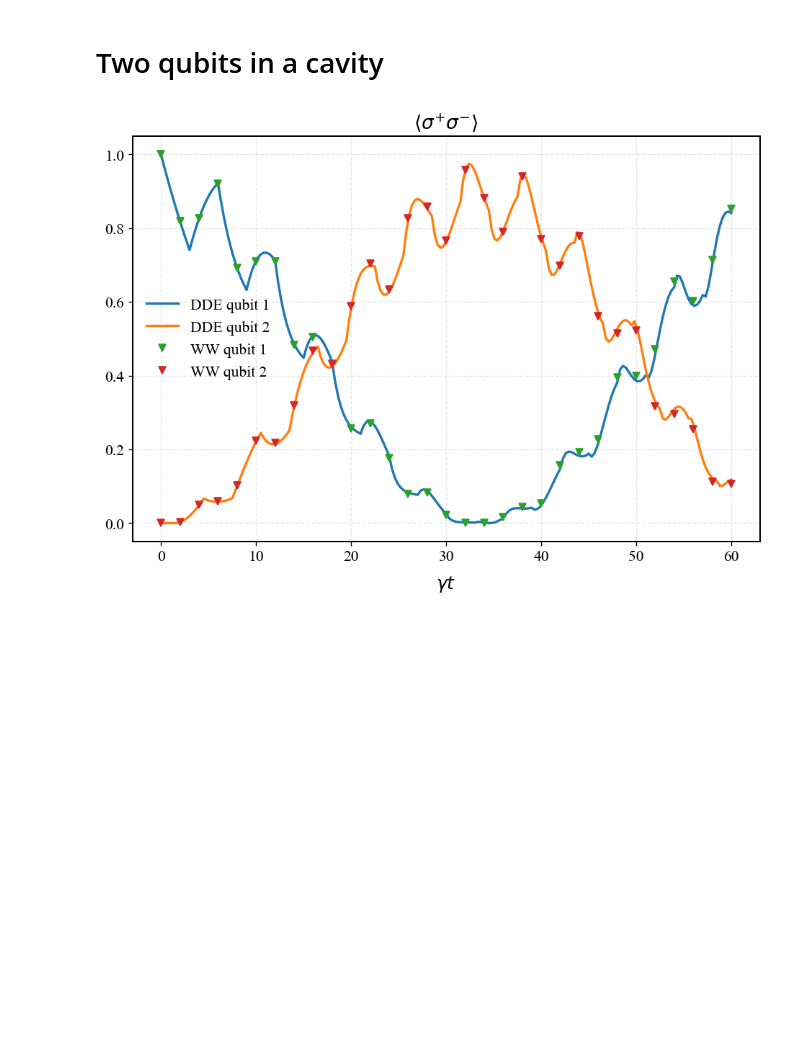
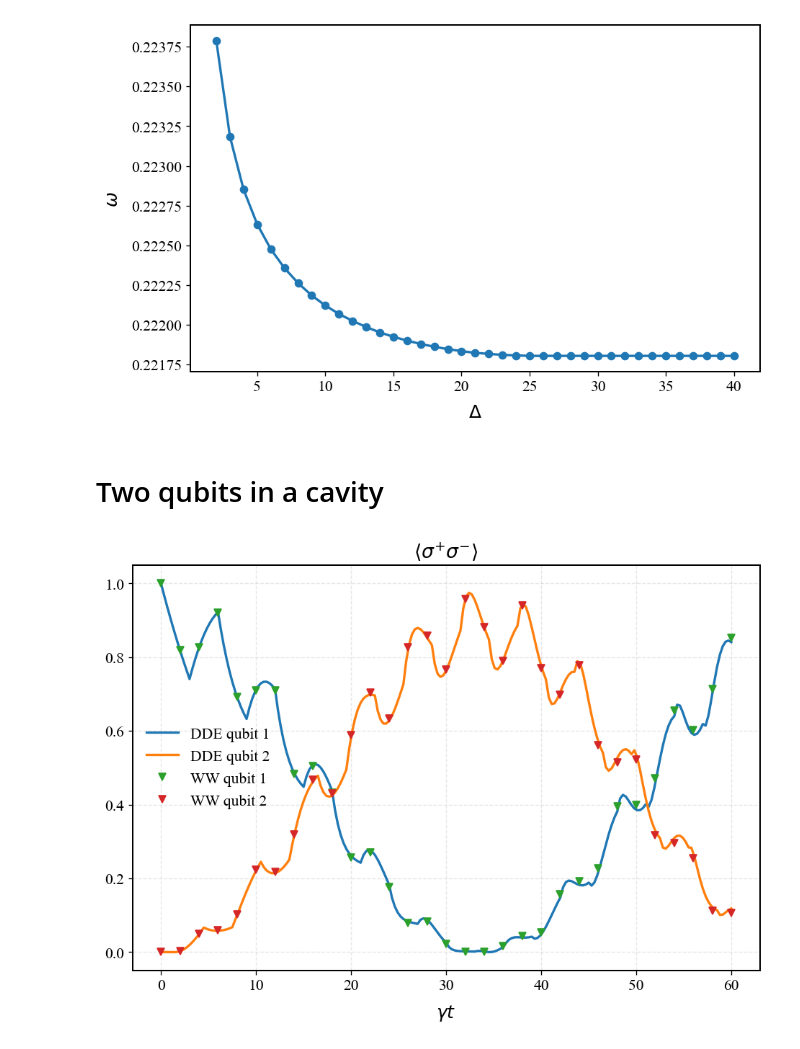
Before and after one commit to Taitoos2/non_markovian_qubit_swap, a Jupyter notebook: Idea_2.ipynb, the cells around one changed output. Saved outputs shown, nothing was run; the diff lists cells and outputs as text; code cells hidden in the pictures; blank space fills up the shorter version.

```diff
--- a/Idea_2.ipynb
+++ b/Idea_2.ipynb
@@ -10,3 +43,7 @@ set_plot_style()
+# %%
+_ = exp005(gamma_list=[0.1],Delta_list=list(range(2,41,1)),n_steps=1001,L2_method='L-BFGS-B')
+# %% [output]
+[figure, added]
 # %% [markdown]
 # Two qubits in a cavity
 # %%
```
Also changed, not shown: parts of 14 cells of this notebook, 1 other file.
